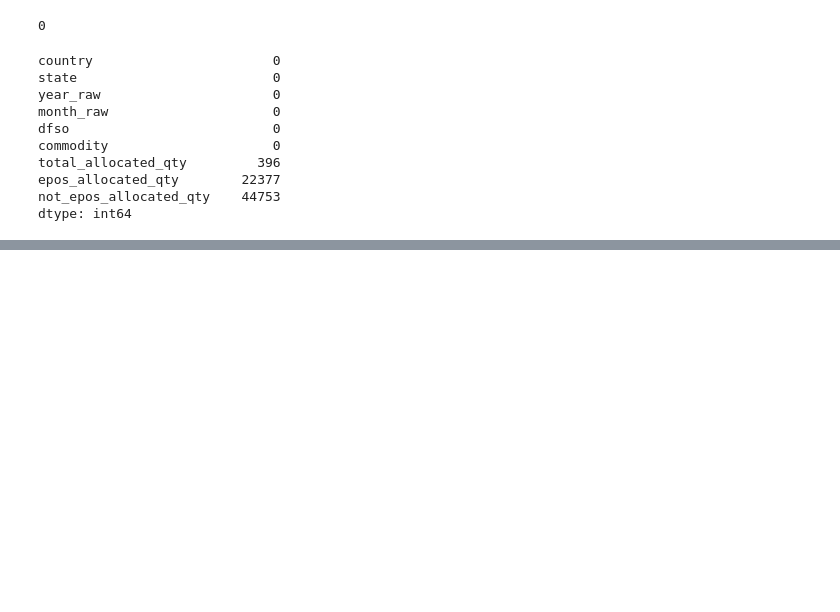
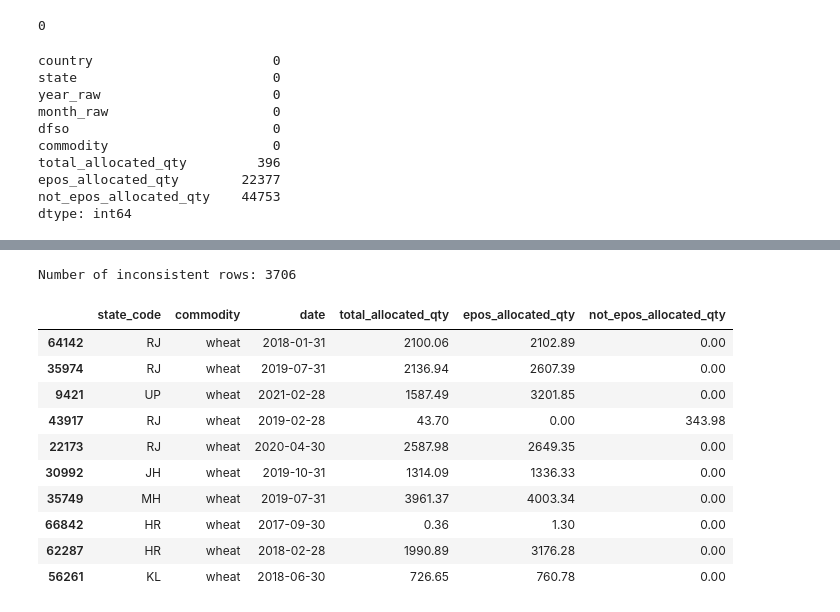
Before and after one commit to sreelakshmi3006/pds_foodgrain_forecasting, a Jupyter notebook: notebooks/01_primary_data_cleaning.ipynb, the cells around one changed output, grey strips where cells are left out. Saved outputs shown, nothing was run; the diff lists cells and outputs as text; code cells hidden in the pictures; blank space fills up the shorter version.

```diff
--- a/notebooks/01_primary_data_cleaning.ipynb
+++ b/notebooks/01_primary_data_cleaning.ipynb
@@ -342,0 +506,26 @@ df_main.sample(5)
+# %%
+# Identify rows where total allocation is inconsistent
+invalid = (
+    (df_main["total_allocated_qty"] < df_main["epos_allocated_qty"]) |
+    (df_main["total_allocated_qty"] < df_main["not_epos_allocated_qty"])
+)
+
+inconsistent_alloc = df_main[invalid].copy()
+
+print("Number of inconsistent rows:", inconsistent_alloc.shape[0])
+# %% [output]
+Number of inconsistent rows: 3706
+# %%
+inconsistent_alloc.sample(10)
+# %% [output]
+|  | state_code | commodity | date | total_allocated_qty | epos_allocated_qty | not_epos_allocated_qty |
+| 64142 | RJ | wheat | 2018-01-31 | 2100.06 | 2102.89 | 0.00 |
+| 35974 | RJ | wheat | 2019-07-31 | 2136.94 | 2607.39 | 0.00 |
+| 9421 | UP | wheat | 2021-02-28 | 1587.49 | 3201.85 | 0.00 |
+| 43917 | RJ | wheat | 2019-02-28 | 43.70 | 0.00 | 343.98 |
+| 22173 | RJ | wheat | 2020-04-30 | 2587.98 | 2649.35 | 0.00 |
+| 30992 | JH | wheat | 2019-10-31 | 1314.09 | 1336.33 | 0.00 |
+| 35749 | MH | wheat | 2019-07-31 | 3961.37 | 4003.34 | 0.00 |
+| 66842 | HR | wheat | 2017-09-30 | 0.36 | 1.30 | 0.00 |
+| 62287 | HR | wheat | 2018-02-28 | 1990.89 | 3176.28 | 0.00 |
+| 56261 | KL | wheat | 2018-06-30 | 726.65 | 760.78 | 0.00 |
```
Also changed, not shown: parts of 78 cells of this notebook, 28 other files.
